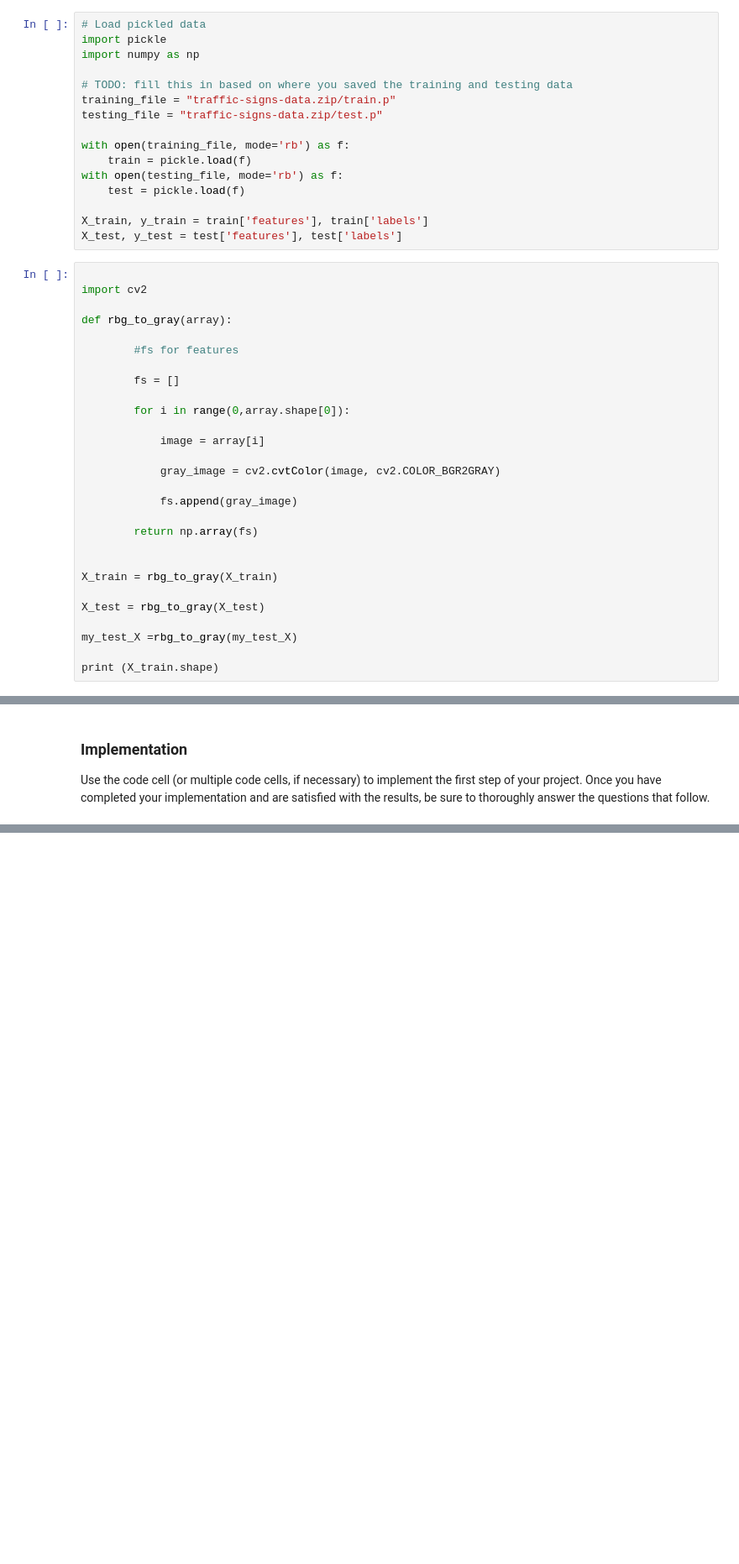
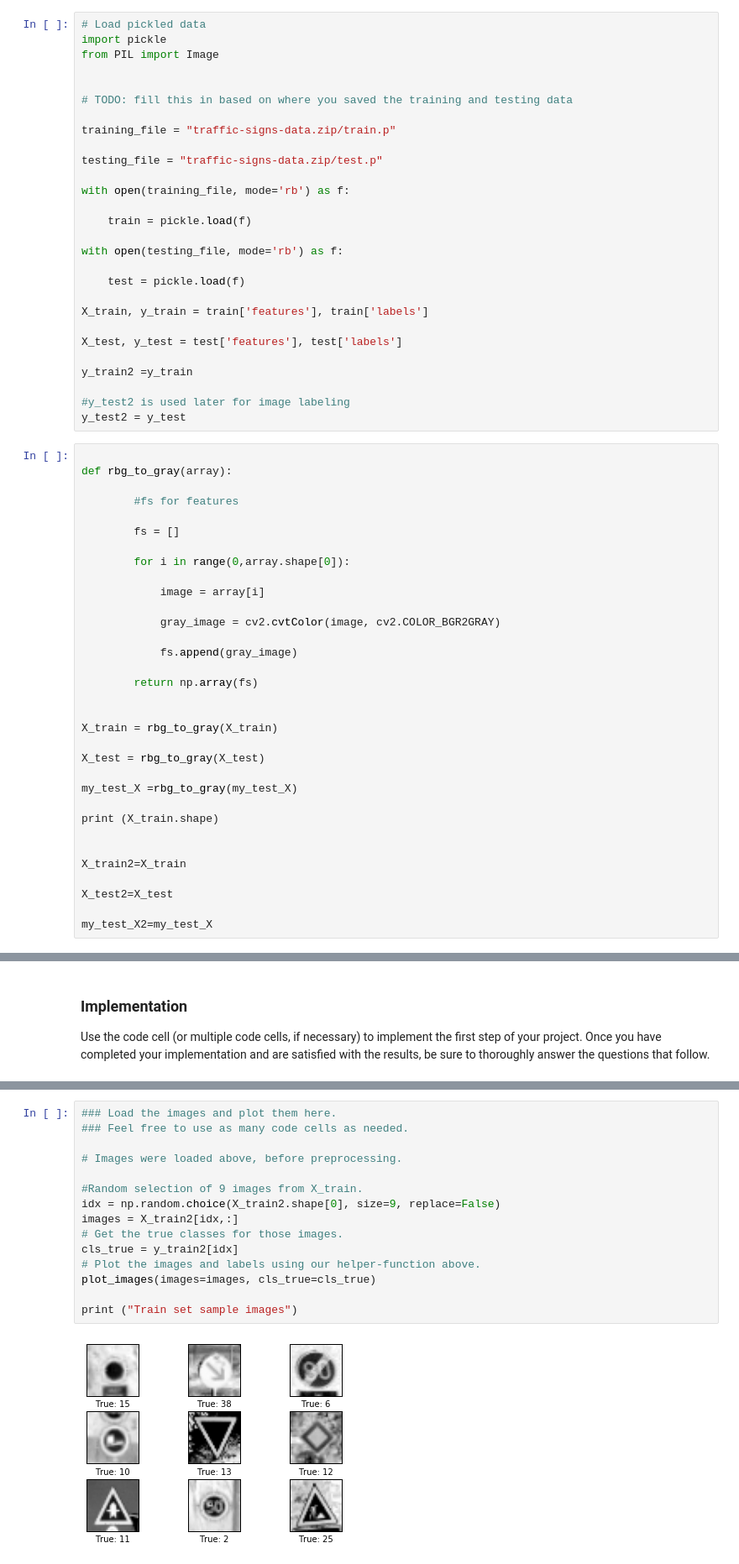
Before and after one commit to bkapsalis/Predict_Traffic_Signs_From_Images, a Jupyter notebook: Traffic_Signs_Recognition.ipynb, the cells around one changed output, grey strips where cells are left out. Shown at 84% size. Saved outputs shown, nothing was run; the diff lists cells and outputs as text; blank space fills up the shorter version.

```diff
--- a/Traffic_Signs_Recognition.ipynb
+++ b/Traffic_Signs_Recognition.ipynb
@@ -60,22 +66,32 @@ my_test_y = np.array([ 1, 40, 18, 31, 2, 3, 29, 27, 14, 33])
 # %%
 # Load pickled data
 import pickle
-import numpy as np
+from PIL import Image
+
 
 # TODO: fill this in based on where you saved the training and testing data
+
 training_file = "traffic-signs-data.zip/train.p"
+
 testing_file = "traffic-signs-data.zip/test.p"
 
 with open(training_file, mode='rb') as f:
+
     train = pickle.load(f)
+
 with open(testing_file, mode='rb') as f:
+
     test = pickle.load(f)
 
 X_train, y_train = train['features'], train['labels']
+
 X_test, y_test = test['features'], test['labels']
+
+y_train2 =y_train
+
+#y_test2 is used later for image labeling
+y_test2 = y_test
 # %%
-
-import cv2
 
 def rbg_to_gray(array):
 
@@ -101,6 +117,13 @@ X_test = rbg_to_gray(X_test)
 my_test_X =rbg_to_gray(my_test_X)
 
 print (X_train.shape)
+
+
+X_train2=X_train
+
+X_test2=X_test
+
+my_test_X2=my_test_X
 # %% [output]
 (39209, 32, 32)
 # %%
@@ -643,0 +585,17 @@ Use the code cell (or multiple code cells, if necessary) to implement the first
+# %%
+### Load the images and plot them here.
+### Feel free to use as many code cells as needed.
+
+# Images were loaded above, before preprocessing.
+
+#Random selection of 9 images from X_train.
+idx = np.random.choice(X_train2.shape[0], size=9, replace=False)
+images = X_train2[idx,:]
+# Get the true classes for those images.
+cls_true = y_train2[idx]
+# Plot the images and labels using our helper-function above.
+plot_images(images=images, cls_true=cls_true)
+
+print ("Train set sample images")
+# %% [output]
+[figure, added]
```
Also changed, not shown: parts of 76 cells of this notebook, 16 other files.
